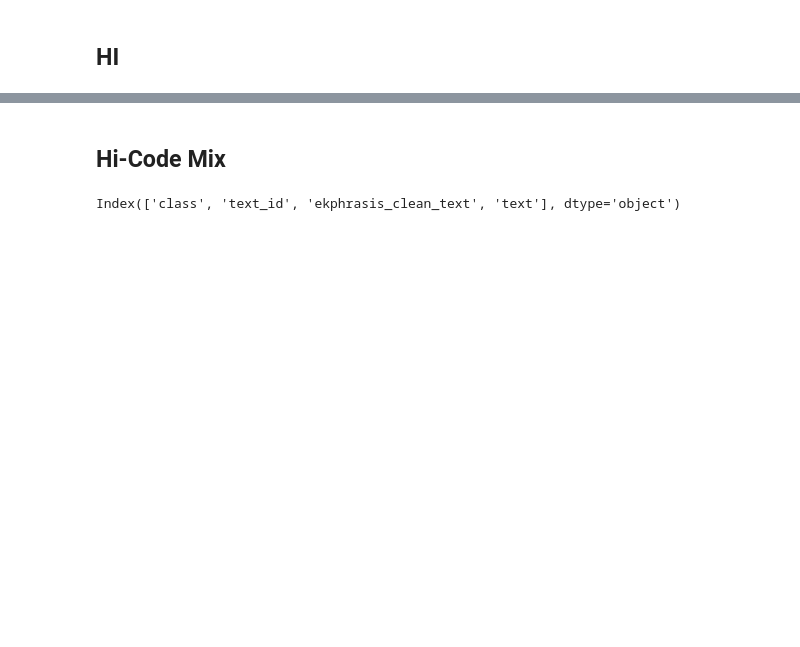
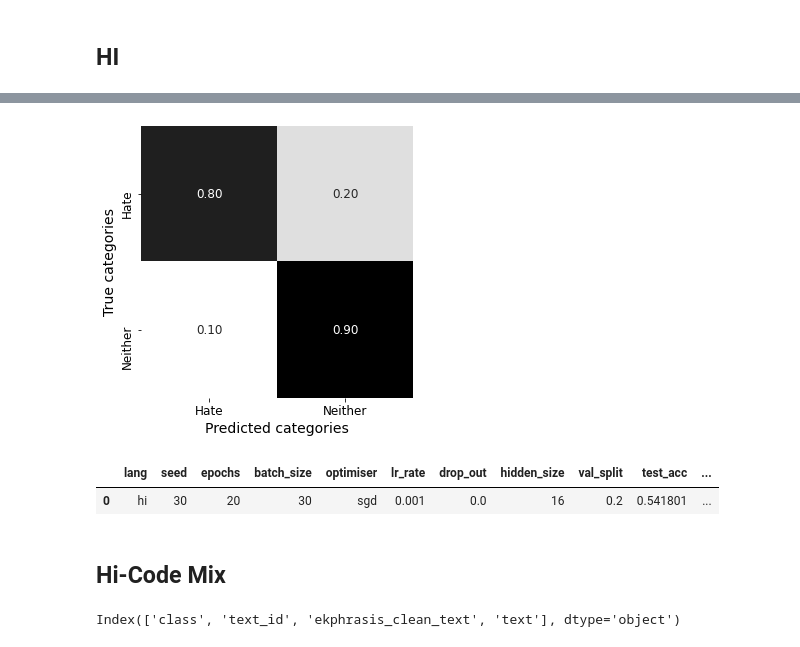
Before and after one commit to neerajvashistha/online-hate-speech-recog, a Jupyter notebook: src/base_line_CNN_LSTM.ipynb, the cells around one changed output, grey strips where cells are left out. Drawn from its saved outputs; the diff is of its cells as text; code cells hidden in the pictures; blank space fills up the shorter version.

```diff
--- a/src/base_line_CNN_LSTM.ipynb
+++ b/src/base_line_CNN_LSTM.ipynb
@@ -128,0 +206,19 @@ Epoch 00009: early stopping
+# %%
+y_pred = model.predict(data.X_test)
+# %%
+y_pred = np.argmax(y_pred, axis=1)
+y_test = np.argmax(data.y_test, axis=1)
+cls_obj = LR()
+cls_obj.gen_confusion_matrix(y_test = y_test, y_pred = y_pred, classes = 2)
+# %% [output]
+[figure, added]
+# %%
+parameters['epochs']=len(hist.history['acc'])
+parameters['test_acc']=test_acc
+parameters['test_loss']=test_loss
+parameters['timestamp']=tmp
+df = pd.DataFrame([parameters])
+df
+# %% [output]
+|  | lang | seed | epochs | batch_size | optimiser | lr_rate | drop_out | hidden_size | val_split | test_acc | ... |
+| 0 | hi | 30 | 20 | 30 | sgd | 0.001 | 0.0 | 16 | 0.2 | 0.541801 | ... |
```
Also changed, not shown: parts of 34 cells of this notebook, 8 other files.
